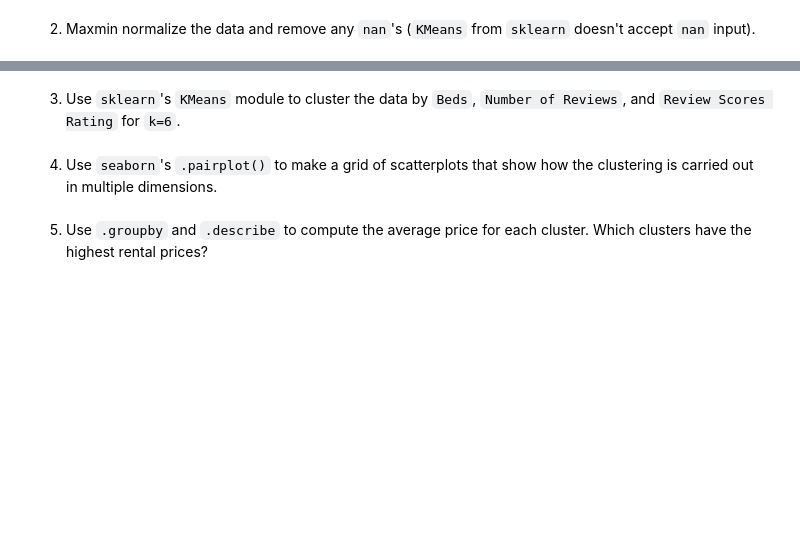
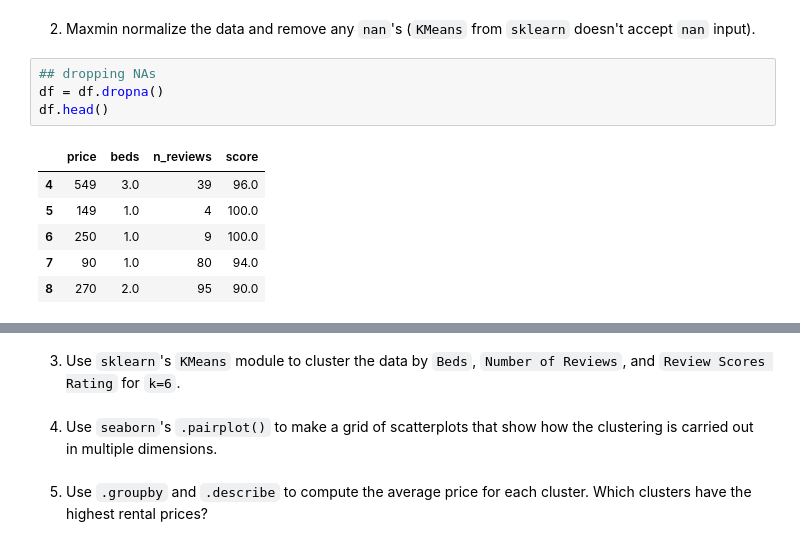
Before and after one commit to Nehach73/DS3001, a Jupyter notebook: assignment_kmc.ipynb, the cells around one changed output, grey strips where cells are left out. Cells and saved outputs as stored; diff of their text form; blank space fills up the shorter version.

```diff
--- a/assignment_kmc.ipynb
+++ b/assignment_kmc.ipynb
@@ -13,2 +112,13 @@
 # %% [markdown]
 2. Maxmin normalize the data and remove any `nan`'s (`KMeans` from `sklearn` doesn't accept `nan` input).
+# %%
+## dropping NAs
+df = df.dropna()
+df.head()
+# %% [output]
+|  | price | beds | n_reviews | score |
+| 4 | 549 | 3.0 | 39 | 96.0 |
+| 5 | 149 | 1.0 | 4 | 100.0 |
+| 6 | 250 | 1.0 | 9 | 100.0 |
+| 7 | 90 | 1.0 | 80 | 94.0 |
+| 8 | 270 | 2.0 | 95 | 90.0 |
```
Also changed, not shown: parts of 10 cells of this notebook.
